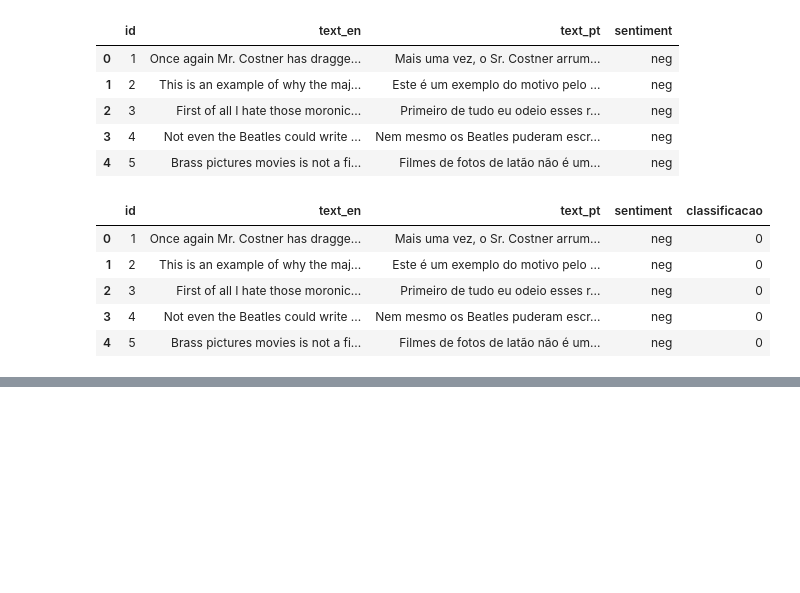
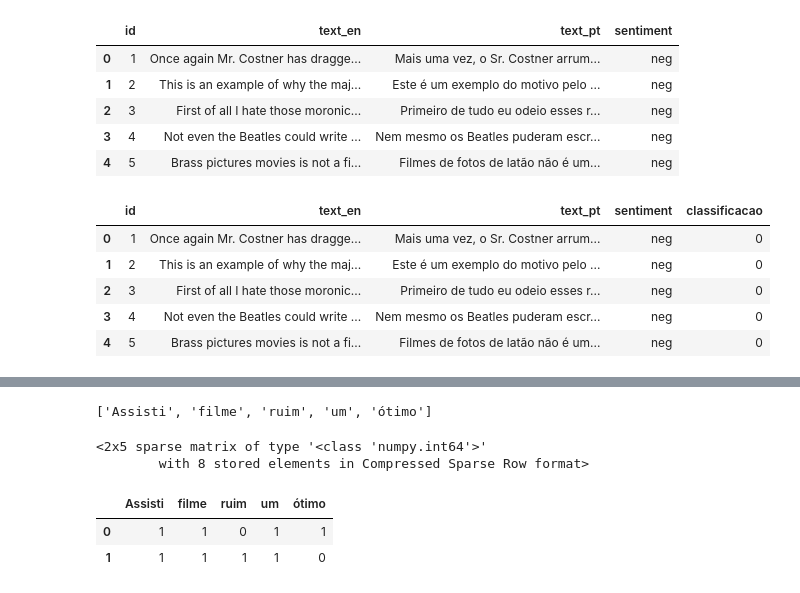
Before and after one commit to joaoavanzini/nlp-1-introd-analise-sentimento-alura, a Jupyter notebook: classificar_textos.ipynb, the cells around one changed output, grey strips where cells are left out. Saved outputs shown, nothing was run; the diff lists cells and outputs as text; code cells hidden in the pictures; blank space fills up the shorter version.

Commit message:
bag of words: criando representações da linguagem humana

```diff
--- a/classificar_textos.ipynb
+++ b/classificar_textos.ipynb
@@ -155,3 +155,28 @@ resenha.tail()
 | 49456 | 49458 | I am amazed at how this movieand ... | Estou espantado com a forma como ... | pos | 1 |
 | 49457 | 49459 | A Christmas Together actually cam... | A Christmas Together realmente ve... | pos | 1 |
 | 49458 | 49460 | Working-class romantic drama from... | O drama romântico da classe traba... | pos | 1 |
+# %%
+from sklearn.feature_extraction.text import CountVectorizer
+
+texto = ["Assisti um filme ótimo", "Assisti um filme ruim"]
+
+vetorizar = CountVectorizer(lowercase = False)
+
+bag_of_words = vetorizar.fit_transform(texto)
+# %%
+vetorizar.get_feature_names()
+# %% [output]
+['Assisti', 'filme', 'ruim', 'um', 'ótimo']
+# %%
+bag_of_words
+# %% [output]
+<2x5 sparse matrix of type '<class 'numpy.int64'>'
+        with 8 stored elements in Compressed Sparse Row format>
+# %%
+matriz_sparce = pd.DataFrame.sparse.from_spmatrix(bag_of_words, columns = vetorizar.get_feature_names())
+# %%
+matriz_sparce
+# %% [output]
+|  | Assisti | filme | ruim | um | ótimo |
+| 0 | 1 | 1 | 0 | 1 | 1 |
+| 1 | 1 | 1 | 1 | 1 | 0 |
```
Also changed, not shown: parts of 2 cells of this notebook.
